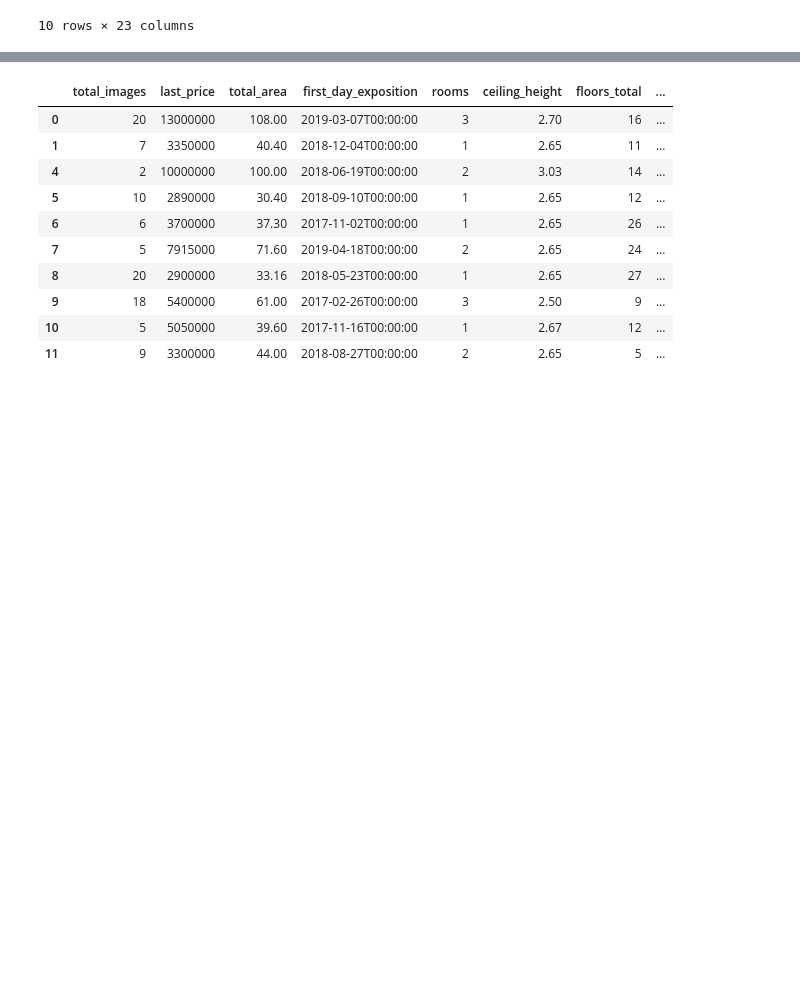
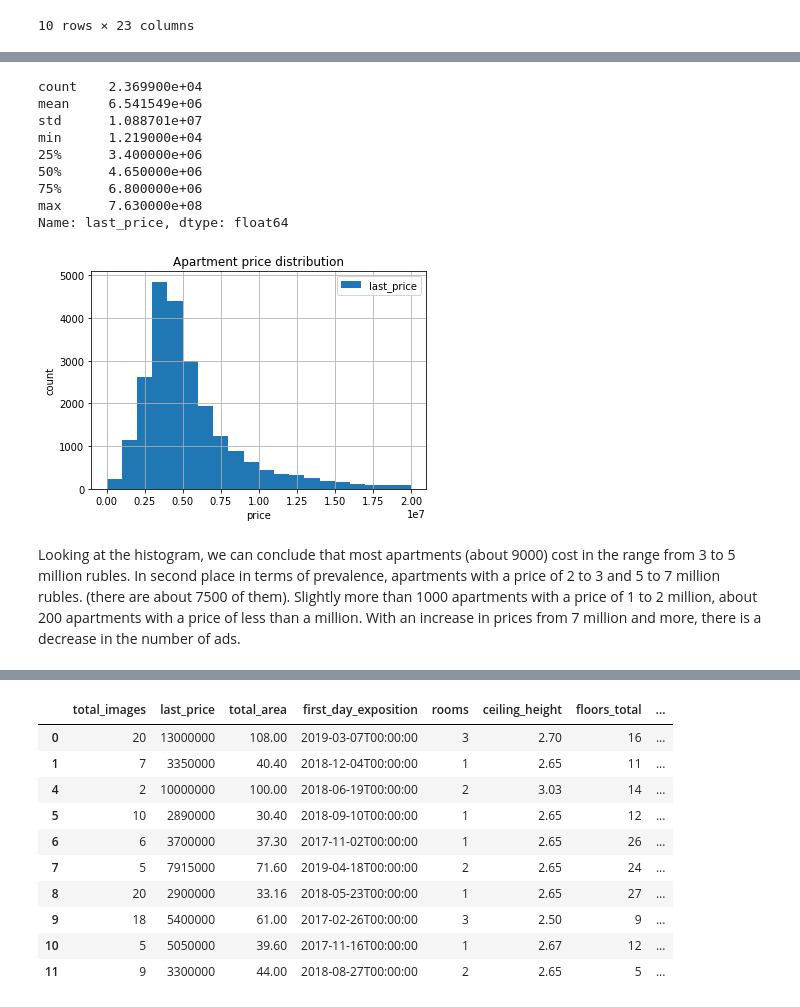
Before and after one commit to KseniaSytaia/Projects, a Jupyter notebook: reserch of apartments for sale.ipynb, the cells around one changed output, grey strips where cells are left out. Cells and saved outputs as stored; diff of their text form; code cells hidden in the pictures; blank space fills up the shorter version.

```diff
--- a/reserch of apartments for sale.ipynb
+++ b/reserch of apartments for sale.ipynb
@@ -850,0 +709,23 @@ plt.ylim(1, 1580)
+# %%
+display(data_estate['last_price'].describe())
+# using the method describe (), find out the minimum and maximum prices for apartments.
+# average apartment price 6.5 million RUB, minimum 12,190 RUB, maximum 763 million RUB
+# looking at the 3rd quartile, equal to 6.8 million,
+# we can conclude that an apartment with a price of 763 million is an outlier.
+ax = data_estate.plot(kind = 'hist', y = 'last_price', bins=20, range=(0, 20000000), grid=True);
+ax.set_xlabel('price');
+ax.set_ylabel('count');
+plt.title('Apartment price distribution');
+# %% [output]
+count    2.369900e+04
+mean     6.541549e+06
+std      1.088701e+07
+min      1.219000e+04
+25%      3.400000e+06
+50%      4.650000e+06
+75%      6.800000e+06
+max      7.630000e+08
+Name: last_price, dtype: float64
+[figure, added]
+# %% [markdown]
+Looking at the histogram, we can conclude that most apartments (about 9000) cost in the range from 3 to 5 million rubles. In second place in terms of prevalence, apartments with a price of 2 to 3 and 5 to 7 million rubles. (there are about 7500 of them). Slightly more than 1000 apartments with a price of 1 to 2 million, about 200 apartments with a price of less than a million. With an increase in prices from 7 million and more, there is a decrease in the number of ads.
```
Also changed, not shown: parts of 204 cells of this notebook.
